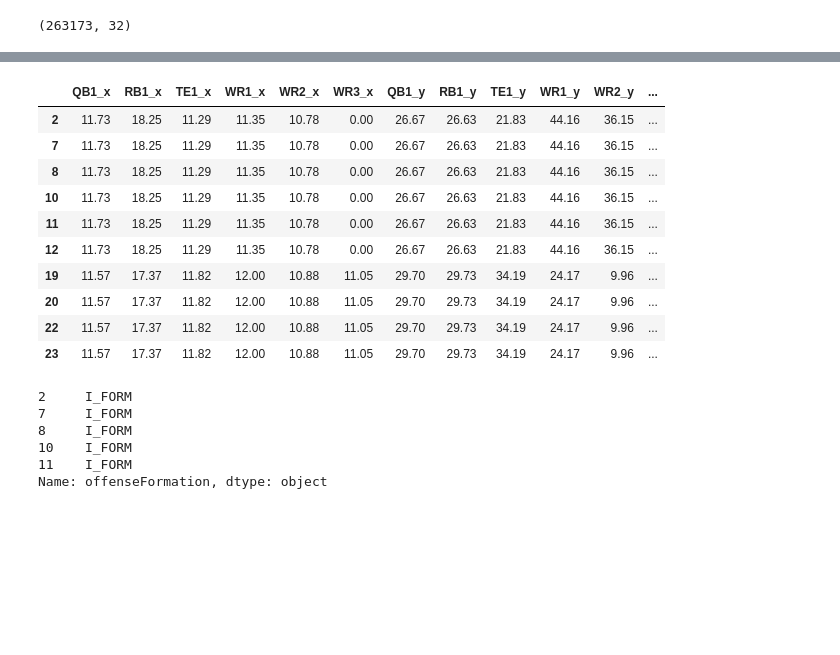
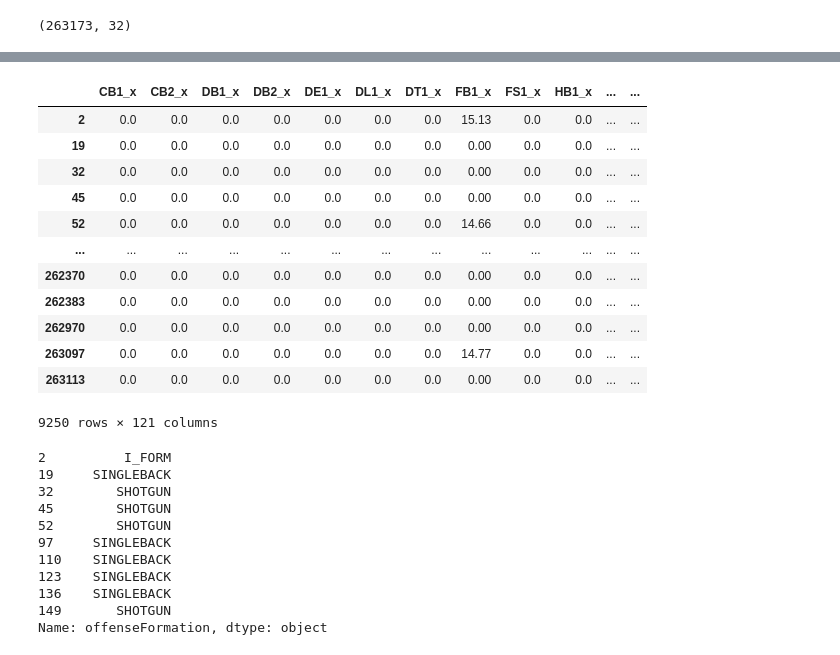
Before and after one commit to andrewbakert/NFL_Pass_Pred, a Jupyter notebook: pos_pred.ipynb, the cells around one changed output, grey strips where cells are left out. Cells and saved outputs as stored; diff of their text form; code cells hidden in the pictures; blank space fills up the shorter version.

```diff
--- a/pos_pred.ipynb
+++ b/pos_pred.ipynb
@@ -80,3 +78,5 @@ starting_pos_notnull = starting_pos[perc_null[perc_null < 0.5].index]
+# %%
+starting_pos_notnull = starting_pos.copy()
 # %%
 x_col = starting_pos_notnull.columns[starting_pos_notnull.columns.str.match('.*\_x$')]
 cols = [col[:3] + '_in' for col in x_col]
@@ -128,30 +110,39 @@ dtype: int64
+# %%
+data.drop_duplicates(inplace=True)
 # %%
 data.dropna(axis=0, inplace=True)
 # %%
 X = data.iloc[:, :-1]
 y = data['offenseFormation']
-# %%
-X.head(10)
-# %% [output]
-|  | QB1_x | RB1_x | TE1_x | WR1_x | WR2_x | WR3_x | QB1_y | RB1_y | TE1_y | WR1_y | WR2_y | ... |
-| 2 | 11.73 | 18.25 | 11.29 | 11.35 | 10.78 | 0.00 | 26.67 | 26.63 | 21.83 | 44.16 | 36.15 | ... |
-| 7 | 11.73 | 18.25 | 11.29 | 11.35 | 10.78 | 0.00 | 26.67 | 26.63 | 21.83 | 44.16 | 36.15 | ... |
-| 8 | 11.73 | 18.25 | 11.29 | 11.35 | 10.78 | 0.00 | 26.67 | 26.63 | 21.83 | 44.16 | 36.15 | ... |
-| 10 | 11.73 | 18.25 | 11.29 | 11.35 | 10.78 | 0.00 | 26.67 | 26.63 | 21.83 | 44.16 | 36.15 | ... |
-| 11 | 11.73 | 18.25 | 11.29 | 11.35 | 10.78 | 0.00 | 26.67 | 26.63 | 21.83 | 44.16 | 36.15 | ... |
-| 12 | 11.73 | 18.25 | 11.29 | 11.35 | 10.78 | 0.00 | 26.67 | 26.63 | 21.83 | 44.16 | 36.15 | ... |
-| 19 | 11.57 | 17.37 | 11.82 | 12.00 | 10.88 | 11.05 | 29.70 | 29.73 | 34.19 | 24.17 | 9.96 | ... |
-| 20 | 11.57 | 17.37 | 11.82 | 12.00 | 10.88 | 11.05 | 29.70 | 29.73 | 34.19 | 24.17 | 9.96 | ... |
-| 22 | 11.57 | 17.37 | 11.82 | 12.00 | 10.88 | 11.05 | 29.70 | 29.73 | 34.19 | 24.17 | 9.96 | ... |
-| 23 | 11.57 | 17.37 | 11.82 | 12.00 | 10.88 | 11.05 | 29.70 | 29.73 | 34.19 | 24.17 | 9.96 | ... |
+# %%
+data
+# %% [output]
+|  | CB1_x | CB2_x | DB1_x | DB2_x | DE1_x | DL1_x | DT1_x | FB1_x | FS1_x | HB1_x | ... | ... |
+| 2 | 0.0 | 0.0 | 0.0 | 0.0 | 0.0 | 0.0 | 0.0 | 15.13 | 0.0 | 0.0 | ... | ... |
+| 19 | 0.0 | 0.0 | 0.0 | 0.0 | 0.0 | 0.0 | 0.0 | 0.00 | 0.0 | 0.0 | ... | ... |
+| 32 | 0.0 | 0.0 | 0.0 | 0.0 | 0.0 | 0.0 | 0.0 | 0.00 | 0.0 | 0.0 | ... | ... |
+| 45 | 0.0 | 0.0 | 0.0 | 0.0 | 0.0 | 0.0 | 0.0 | 0.00 | 0.0 | 0.0 | ... | ... |
+| 52 | 0.0 | 0.0 | 0.0 | 0.0 | 0.0 | 0.0 | 0.0 | 14.66 | 0.0 | 0.0 | ... | ... |
+| ... | ... | ... | ... | ... | ... | ... | ... | ... | ... | ... | ... | ... |
+| 262370 | 0.0 | 0.0 | 0.0 | 0.0 | 0.0 | 0.0 | 0.0 | 0.00 | 0.0 | 0.0 | ... | ... |
+| 262383 | 0.0 | 0.0 | 0.0 | 0.0 | 0.0 | 0.0 | 0.0 | 0.00 | 0.0 | 0.0 | ... | ... |
+| 262970 | 0.0 | 0.0 | 0.0 | 0.0 | 0.0 | 0.0 | 0.0 | 0.00 | 0.0 | 0.0 | ... | ... |
+| 263097 | 0.0 | 0.0 | 0.0 | 0.0 | 0.0 | 0.0 | 0.0 | 14.77 | 0.0 | 0.0 | ... | ... |
+| 263113 | 0.0 | 0.0 | 0.0 | 0.0 | 0.0 | 0.0 | 0.0 | 0.00 | 0.0 | 0.0 | ... | ... |
+9250 rows × 121 columns
 # %%
-y.iloc[:5]
+y.iloc[:10]
 # %% [output]
-2     I_FORM
-7     I_FORM
-8     I_FORM
-10    I_FORM
-11    I_FORM
+2          I_FORM
+19     SINGLEBACK
+32        SHOTGUN
+45        SHOTGUN
+52        SHOTGUN
+97     SINGLEBACK
+110    SINGLEBACK
+123    SINGLEBACK
+136    SINGLEBACK
+149       SHOTGUN
 Name: offenseFormation, dtype: object
 # %%
 from sklearn.model_selection import train_test_split
```
Also changed, not shown: parts of 15 cells of this notebook.
